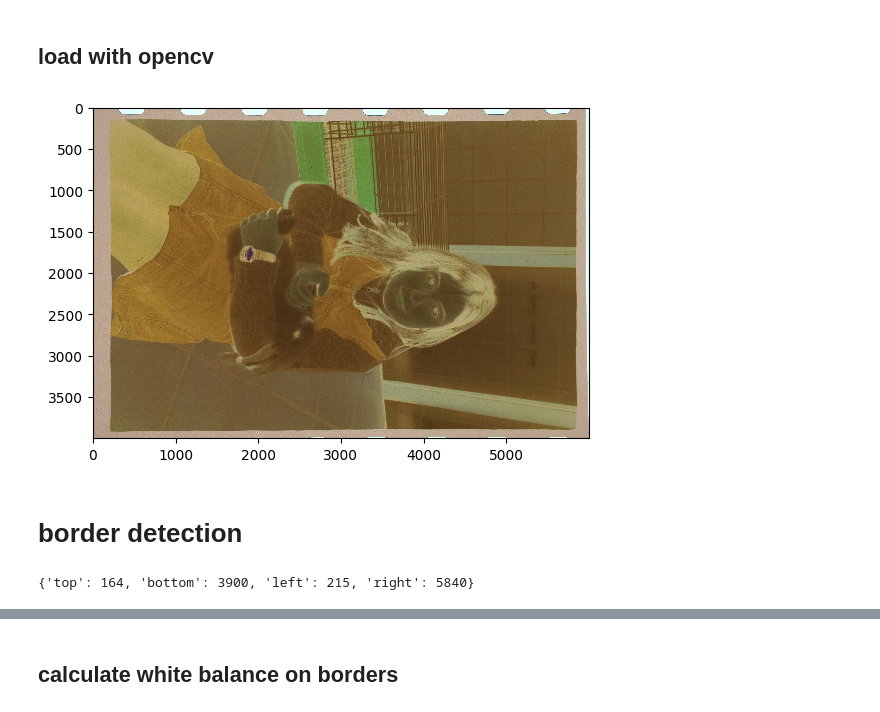
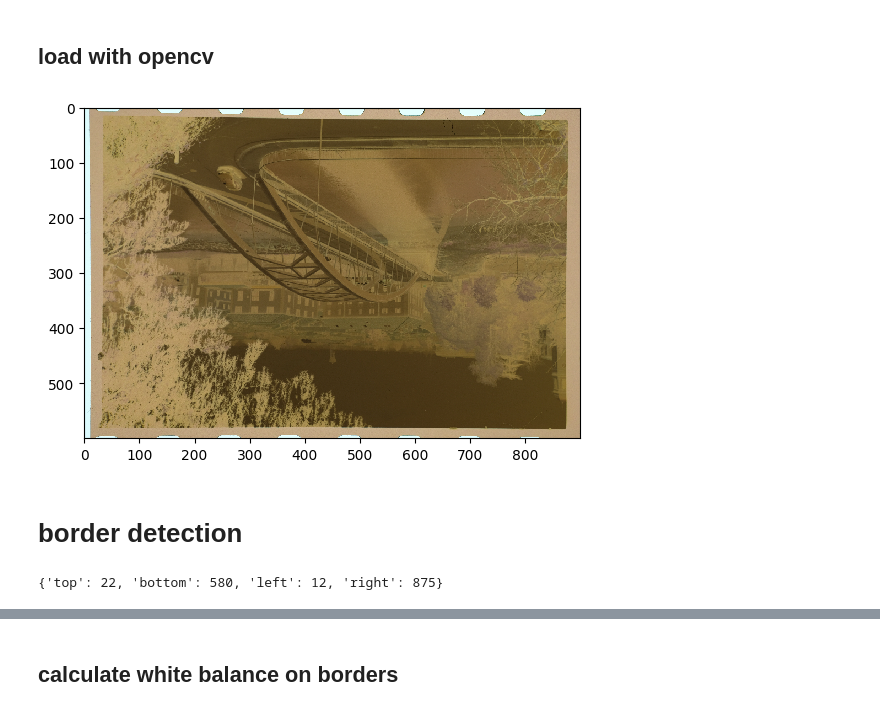
Before and after one commit to matteo-stat/digscanner, a Jupyter notebook: digscanner.ipynb, the cells around one changed output, grey strips where cells are left out. Drawn from its saved outputs; the diff is of its cells as text; code cells hidden in the pictures.

```diff
--- a/digscanner.ipynb
+++ b/digscanner.ipynb
@@ -19,19 +19,19 @@ img_input_list = glob('C:/Users/Matteo/Desktop/scans/*.JPG')
 # %% [markdown]
 ## load with opencv
 # %%
-img = cv.imread(img_input_list[5], cv.IMREAD_UNCHANGED)
-#img = cv.resize(img, (900, 600))
+img = cv.imread(img_input_list[7], cv.IMREAD_UNCHANGED)
+img = cv.resize(img, (900, 600))
 plt.imshow(cv.cvtColor(img, cv.COLOR_BGR2RGB), interpolation='nearest')
 plt.show()
 # %% [output]
-[figure, old version]
+[figure, new version]
 # %% [markdown]
 # border detection
 # %%
-start_px = dsl.get_start_px(img=img, crop_perc=0.05)
+start_px = dsl.get_borders_start_px(img=img, crop_perc=0.05)
 start_px
 # %% [output]
-{'top': 164, 'bottom': 3900, 'left': 215, 'right': 5840}
+{'top': 22, 'bottom': 580, 'left': 12, 'right': 875}
 # %%
 plt.imshow(cv.cvtColor(img, cv.COLOR_BGR2RGB), interpolation='nearest')
 
```
Also changed, not shown: parts of 2 cells of this notebook, 1 other file.
